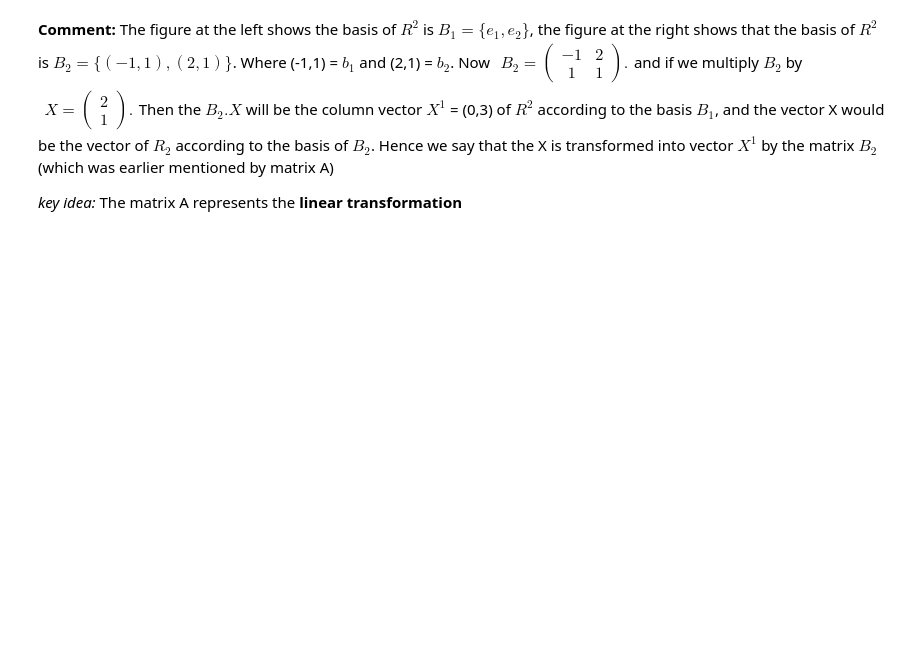
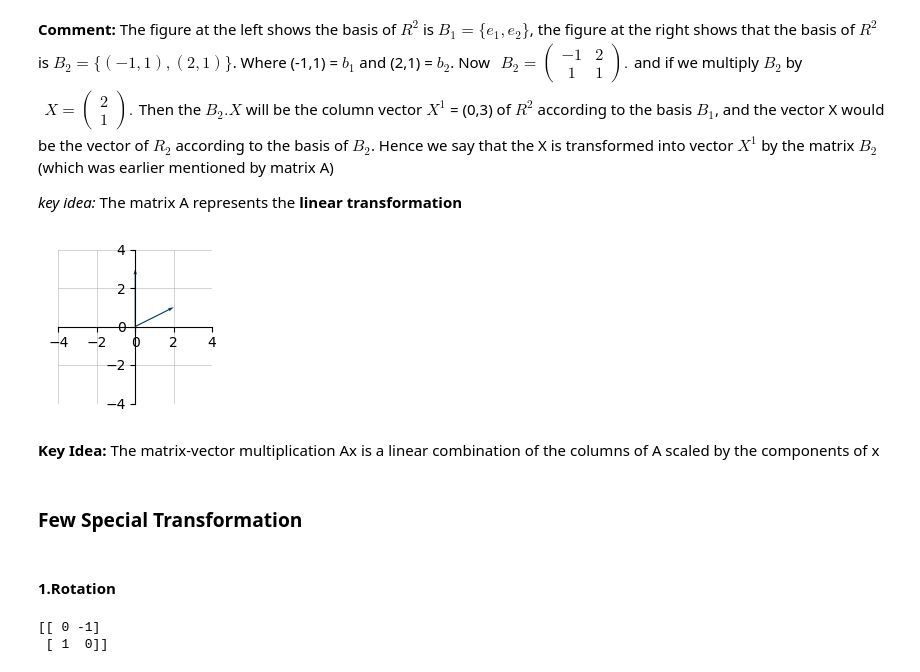
Before and after one commit to BmSatadru/LinearAlgebra_UsingPython, a Jupyter notebook: LinearAlgebra_Part1.ipynb, the cells around one changed output. Drawn from its saved outputs; the diff is of its cells as text; code cells hidden in the pictures; blank space fills up the shorter version.

Commit message:
Multiple Linear Transformation

```diff
--- a/LinearAlgebra_Part1.ipynb
+++ b/LinearAlgebra_Part1.ipynb
@@ -672,3 +672,22 @@ X = \begin{pmatrix}
 Then the $B_2.X$ will be the column vector $X^1$ = (0,3) of $R^2$ according to the basis $B_1$, and the vector X would be the vector of $R_2$ according to the basis of $B_2$. Hence we say that the X is transformed into vector $X^1$ by the matrix $B_2$ (which was earlier mentioned by matrix A)
 
 _key idea:_ The matrix A represents the **linear transformation**
+# %%
+# let's plot the transformed vector
+X = numpy.array([2,1])
+vectors = [X,A.dot(X)]
+plot_vector(vectors)
+# %% [output]
+[figure, added]
+# %% [markdown]
+**Key Idea:** The matrix-vector multiplication Ax is a linear combination of the columns of A scaled by the components of x
+# %% [markdown]
+### Few Special Transformation
+# %% [markdown]
+#### 1.Rotation
+# %%
+rotation = numpy.array([[0, -1],[1,0]]) # counterclock wise rotation
+print(rotation)
+# %% [output]
+[[ 0 -1]
+ [ 1  0]]
```
Also changed, not shown: parts of 24 cells of this notebook.
